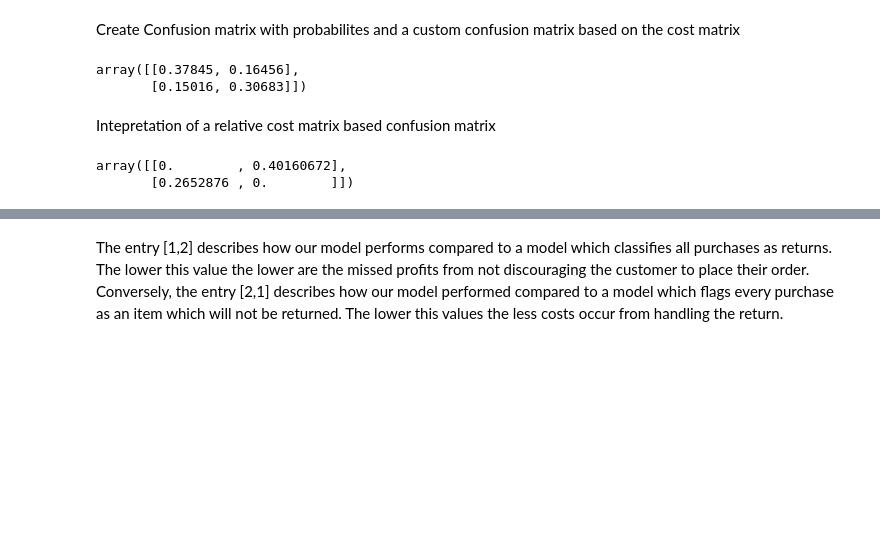
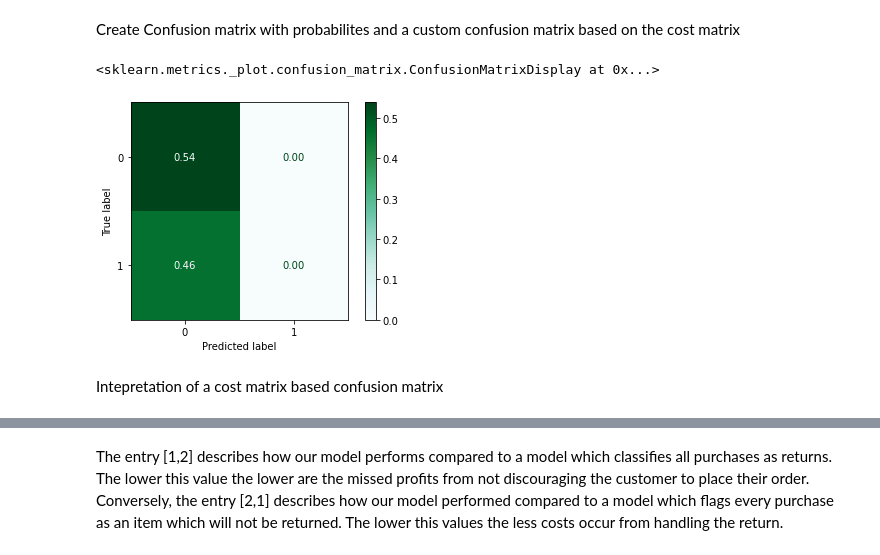
Before and after one commit to TaTo0101/bads, a Jupyter notebook: kaggle/Model-Copy_ES.ipynb, the cells around one changed output, grey strips where cells are left out. Cells and saved outputs as stored; diff of their text form; code cells hidden in the pictures; blank space fills up the shorter version.

```diff
--- a/kaggle/Model-Copy_ES.ipynb
+++ b/kaggle/Model-Copy_ES.ipynb
@@ -166,8 +354,9 @@ Display custom score using the tuned model and the hold out test set and compare
 # %%
-preds = randomized_auc.predict(X_test)
 print("Tuned Custom Evaluation Score:", cost_custom_eval(y_test, 1 * preds, X_test).round(5))
 print("Base Custom Evaluation Score:", base_perf.round(5))
-print("Tuned AUC score:", metrics.roc_auc_score(y_test, randomized_auc.predict(X_test)).round(5))
+print("Tuned AUC score:", metrics.roc_auc_score(y_test, preds).round(5))
 print("Base AUC Score:", metrics.roc_auc_score(y_test, ref_mod.predict(X_test)).round(5))
 print("Monkey Custom Evaluation Score:", cost_custom_eval(y_test, 1* random.choices(np.array([True, False]), k = y_test.shape[0]), X_test).round(5))
 print("Monkey AUC Score:", metrics.roc_auc_score(y_test, random.choices(np.array([True, False]), k = y_test.shape[0])).round(5))
+print("All negative Custom Evaluation Score:", cost_custom_eval(y_test, np.zeros(len(y_test)), X_test).round(5))
+print("All negative AUC Score:", metrics.roc_auc_score(y_test, np.zeros(len(y_test))).round(5))
@@ -259,11 +419,12 @@ file.write("\t".join([sys_time, str(randomized_auc.get_params()), "\n"]))
 file.close()
 # %% [markdown]
 Create Confusion matrix with probabilites and a custom confusion matrix based on the cost matrix
-# %%
-metrics.confusion_matrix(y_test, randomized_auc.predict(X_test), normalize = "all").round(5) # TP FP // FN TN
-# %% [output]
-array([[0.37845, 0.16456],
-       [0.15016, 0.30683]])
+# %%
+conf_matrix_preds = metrics.confusion_matrix(y_test, preds, normalize = "all")
+metrics.ConfusionMatrixDisplay(conf_matrix_preds).plot(cmap = plt.cm.BuGn, values_format = ".2f")
+# %% [output]
+<sklearn.metrics._plot.confusion_matrix.ConfusionMatrixDisplay at 0x...>
+[figure, added]
 # %%
 def cust_confusion_matrix(y_true, y_pred, X, normalize = True, rnd = False):
     '''Custom Confusion Matrix with cost matrix
@@ -303,9 +464,4 @@ def cust_confusion_matrix(y_true, y_pred, X, normalize = True, rnd = False):
                                 [FN, TN]])
             return(results)
 # %% [markdown]
-Intepretation of a relative cost matrix based confusion matrix
+Intepretation of a cost matrix based confusion matrix
-# %%
-cust_confusion_matrix(y_test, preds, X_test, True)
-# %% [output]
-array([[0.        , 0.40160672],
-       [0.2652876 , 0.        ]])
```
Also changed, not shown: parts of 73 cells of this notebook, 4 other files.
